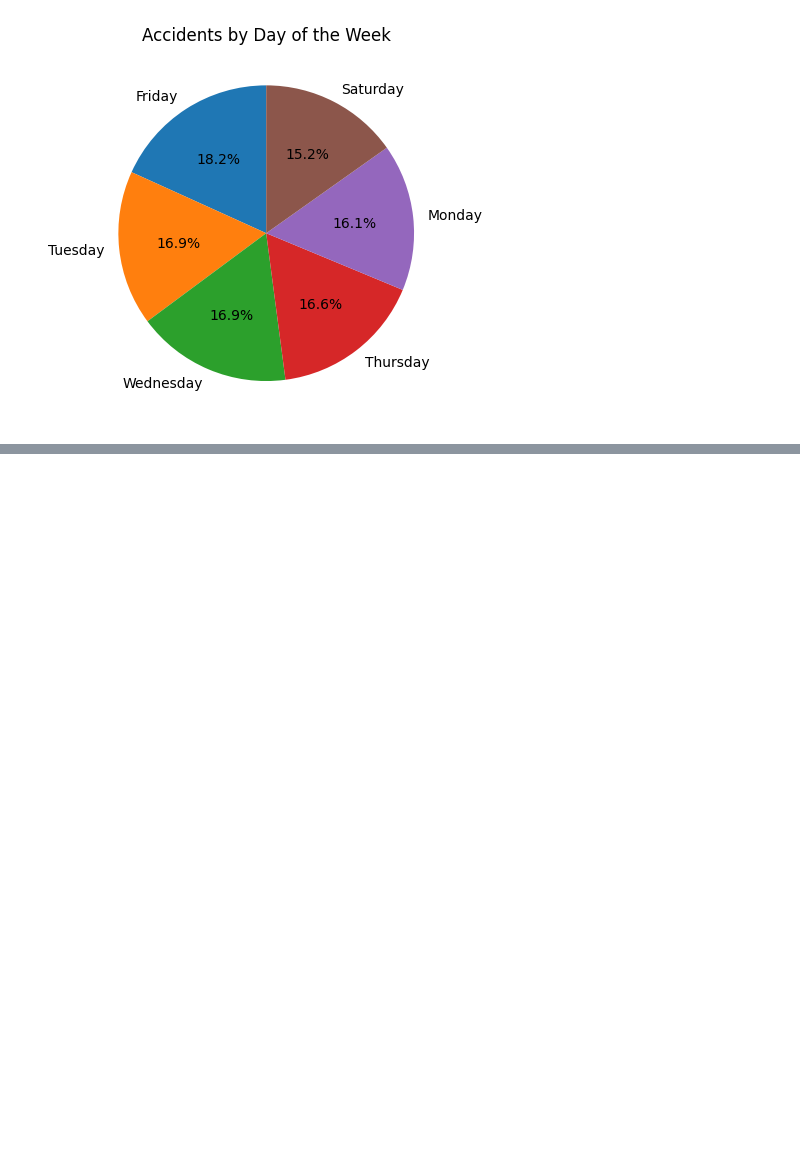
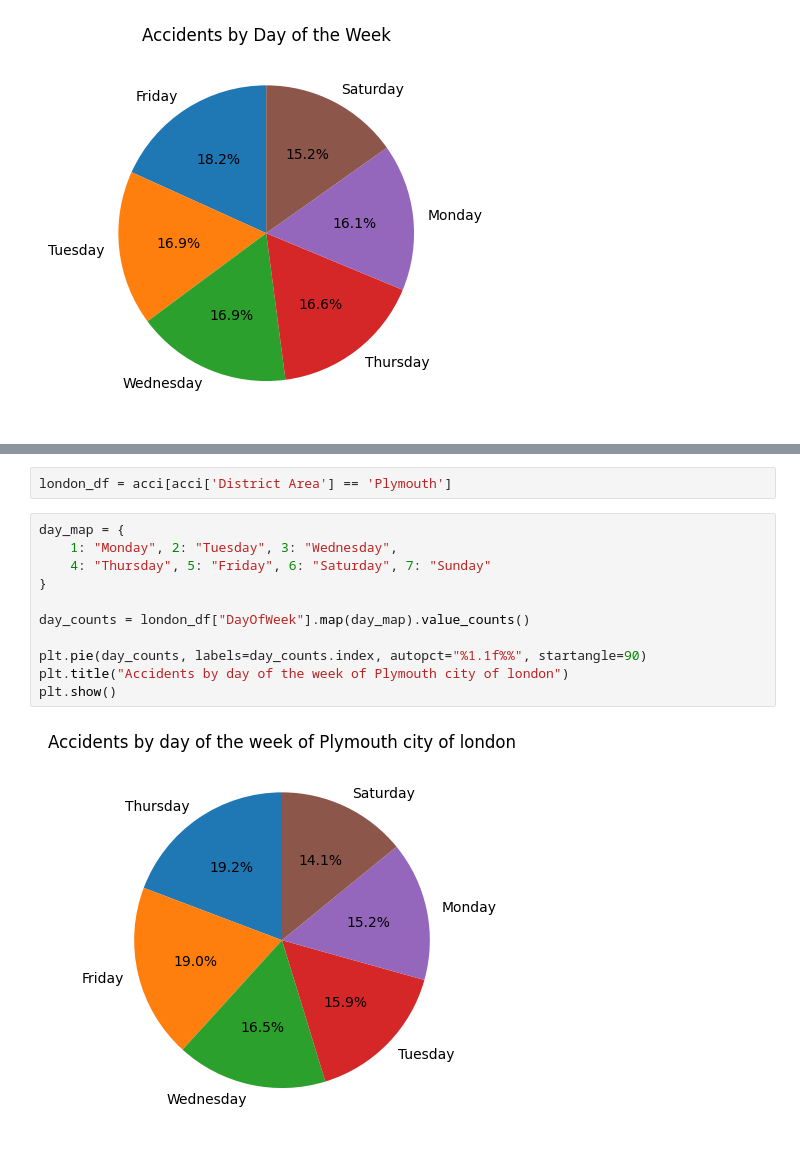
Before and after one commit to Johnjsp/act2_20insights, a Jupyter notebook: 20_insights_ukacci-checkpoint.ipynb, the cells around one changed output, grey strips where cells are left out. Cells and saved outputs as stored; diff of their text form; blank space fills up the shorter version.

```diff
--- a/20_insights_ukacci-checkpoint.ipynb
+++ b/20_insights_ukacci-checkpoint.ipynb
@@ -797,0 +959,15 @@ plt.show()
+# %%
+london_df = acci[acci['District Area'] == 'Plymouth']
+# %%
+day_map = {
+    1: "Monday", 2: "Tuesday", 3: "Wednesday",
+    4: "Thursday", 5: "Friday", 6: "Saturday", 7: "Sunday"
+}
+
+day_counts = london_df["DayOfWeek"].map(day_map).value_counts()
+
+plt.pie(day_counts, labels=day_counts.index, autopct="%1.1f%%", startangle=90)
+plt.title("Accidents by day of the week of Plymouth city of london")
+plt.show()
+# %% [output]
+[figure, added]
```
Also changed, not shown: parts of 11 cells of this notebook.
